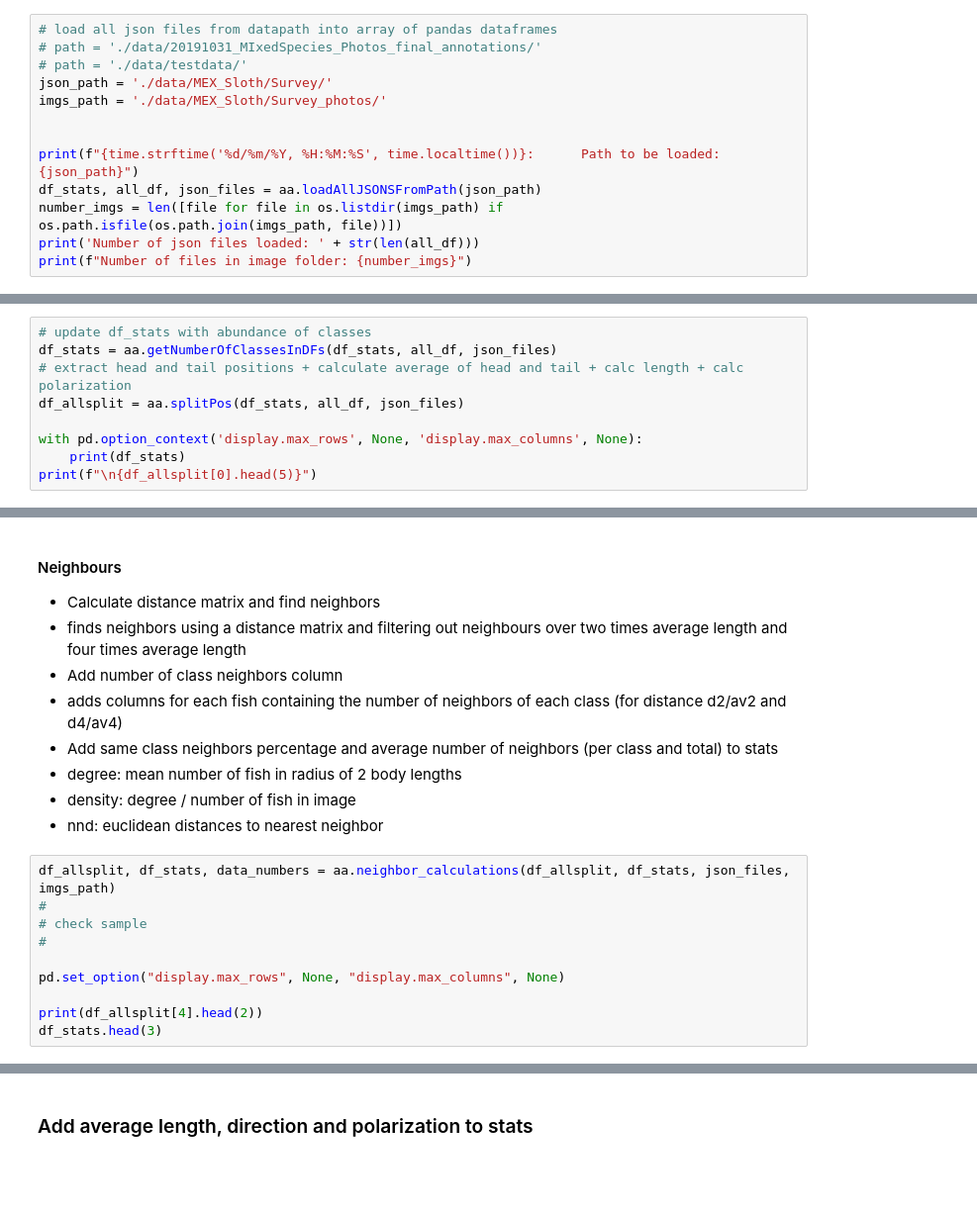
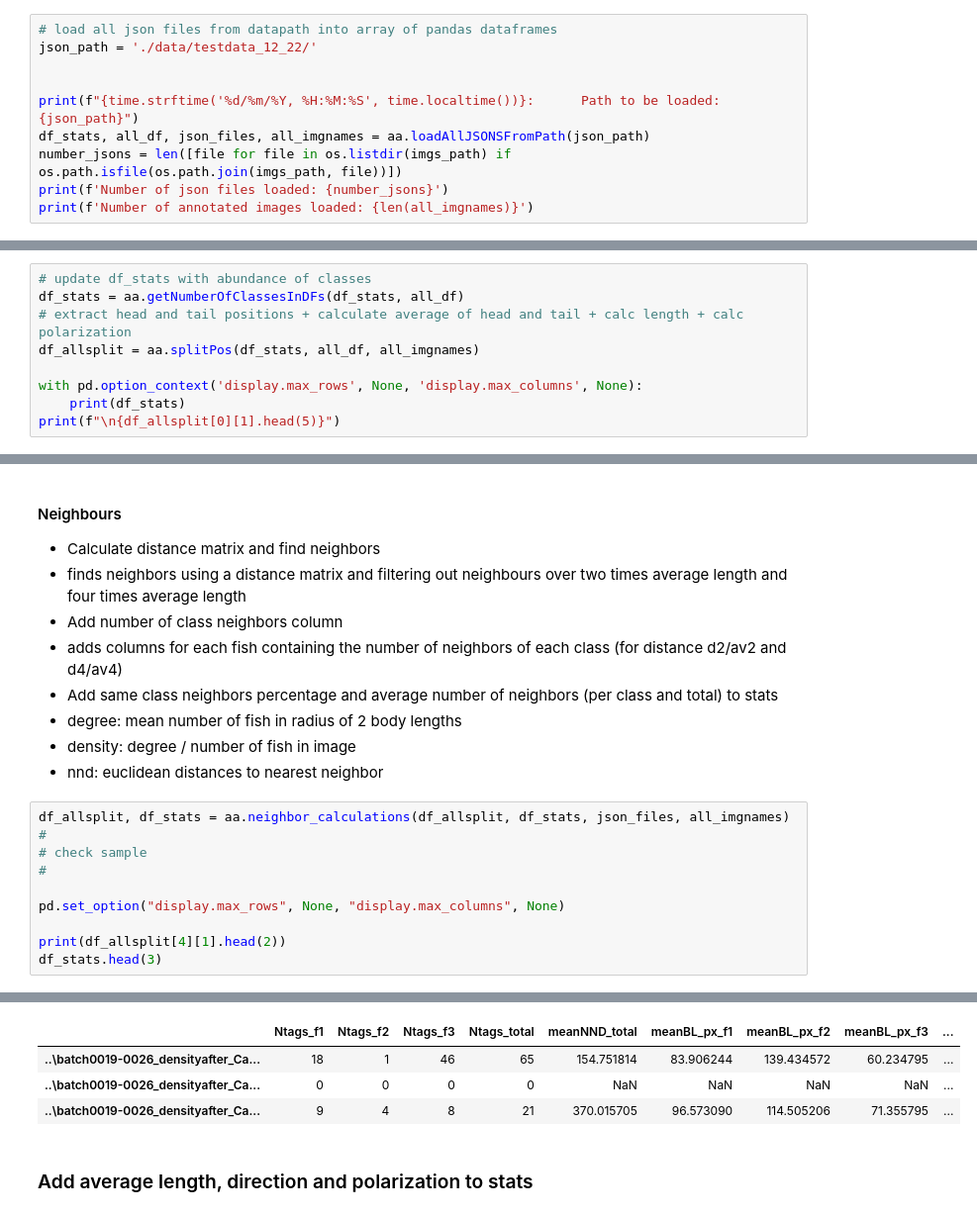
Before and after one commit to jotpio/python-script-image-label, a Jupyter notebook: analyze.ipynb, the cells around one changed output, grey strips where cells are left out. Shown at 99% size. Saved outputs shown, nothing was run; the diff lists cells and outputs as text; blank space fills up the shorter version.

Commit message:
added compatibility to batch annotations

```diff
--- a/analyze.ipynb
+++ b/analyze.ipynb
@@ -26,14 +27,11 @@ sns.set()
 ### <span style="color:red"> Load sloth jsons </span> into array of pandas dataframes
 # %%
 # load all json files from datapath into array of pandas dataframes
-# path = './data/20191031_MIxedSpecies_Photos_final_annotations/'
-# path = './data/testdata/'
-json_path = './data/MEX_Sloth/Survey/'
-imgs_path = './data/MEX_Sloth/Survey_photos/'
+json_path = './data/testdata_12_22/'
 
 
 print(f"{time.strftime('%d/%m/%Y, %H:%M:%S', time.localtime())}:      Path to be loaded: {json_path}")
-df_stats, all_df, json_files = aa.loadAllJSONSFromPath(json_path)
-number_imgs = len([file for file in os.listdir(imgs_path) if os.path.isfile(os.path.join(imgs_path, file))])
-print('Number of json files loaded: ' + str(len(all_df)))
-print(f"Number of files in image folder: {number_imgs}")
+df_stats, all_df, json_files, all_imgnames = aa.loadAllJSONSFromPath(json_path)
+number_jsons = len([file for file in os.listdir(imgs_path) if os.path.isfile(os.path.join(imgs_path, file))])
+print(f'Number of json files loaded: {number_jsons}')
+print(f'Number of annotated images loaded: {len(all_imgnames)}')
@@ -41,10 +57,10 @@ print(f"Number of files in image folder: {number_imgs}")
 #### Calculate abundance of classes + split positions + average pos column + length column + direction (rad)
 # %%
 # update df_stats with abundance of classes
-df_stats = aa.getNumberOfClassesInDFs(df_stats, all_df, json_files)
+df_stats = aa.getNumberOfClassesInDFs(df_stats, all_df)
 # extract head and tail positions + calculate average of head and tail + calc length + calc polarization
-df_allsplit = aa.splitPos(df_stats, all_df, json_files)
+df_allsplit = aa.splitPos(df_stats, all_df, all_imgnames)
 
 with pd.option_context('display.max_rows', None, 'display.max_columns', None):
     print(df_stats)
-print(f"\n{df_allsplit[0].head(5)}")
+print(f"\n{df_allsplit[0][1].head(5)}")
@@ -65,12 +109,13 @@ df_stats.describe()
 * density: degree / number of fish in image
 * nnd: euclidean distances to nearest neighbor
 # %%
-df_allsplit, df_stats, data_numbers = aa.neighbor_calculations(df_allsplit, df_stats, json_files, imgs_path)
+df_allsplit, df_stats = aa.neighbor_calculations(df_allsplit, df_stats, json_files, all_imgnames)
 #
 # check sample
 #
 
 pd.set_option("display.max_rows", None, "display.max_columns", None)
 
-print(df_allsplit[4].head(2))
+print(df_allsplit[4][1].head(2))
 df_stats.head(3)
+# %% [output]
@@ -77,3 +139,7 @@ df_stats.head(3)
+|  | Ntags_f1 | Ntags_f2 | Ntags_f3 | Ntags_total | meanNND_total | meanBL_px_f1 | meanBL_px_f2 | meanBL_px_f3 | ... |
+| ..\batch0019-0026_densityafter_Ca... | 18 | 1 | 46 | 65 | 154.751814 | 83.906244 | 139.434572 | 60.234795 | ... |
+| ..\batch0019-0026_densityafter_Ca... | 0 | 0 | 0 | 0 | NaN | NaN | NaN | NaN | ... |
+| ..\batch0019-0026_densityafter_Ca... | 9 | 4 | 8 | 21 | 370.015705 | 96.573090 | 114.505206 | 71.355795 | ... |
 # %% [markdown]
 ### Add average length, direction and polarization to stats
 # %%
```
Also changed, not shown: parts of 14 cells of this notebook, 1 other file.
